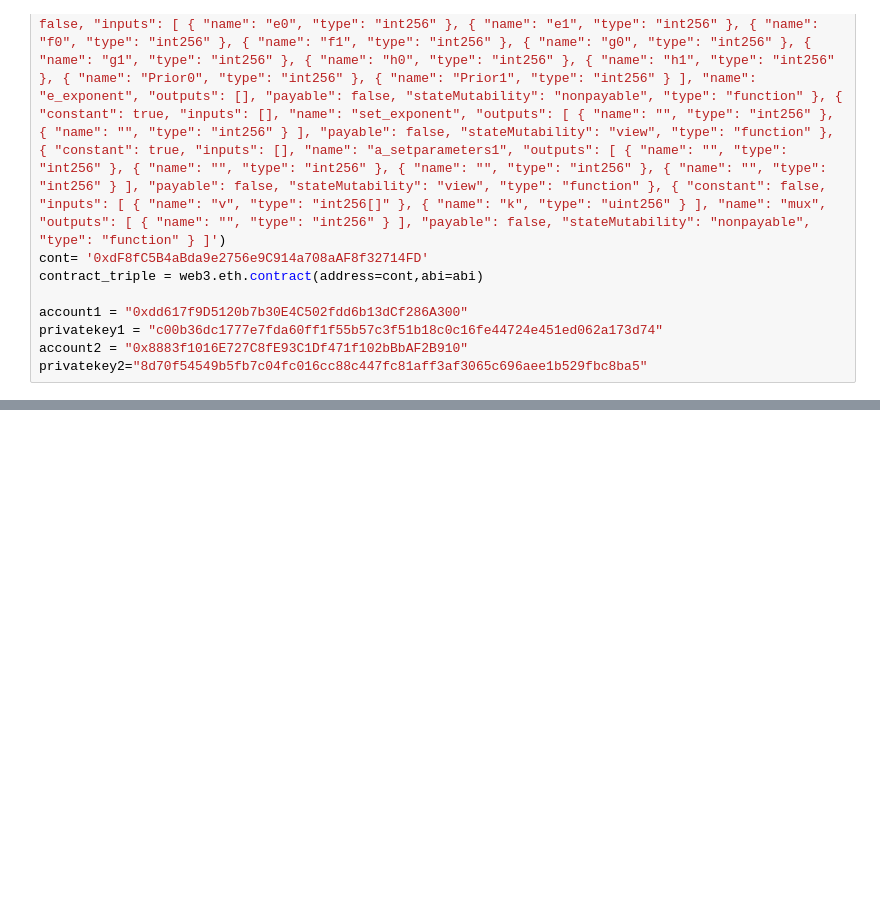
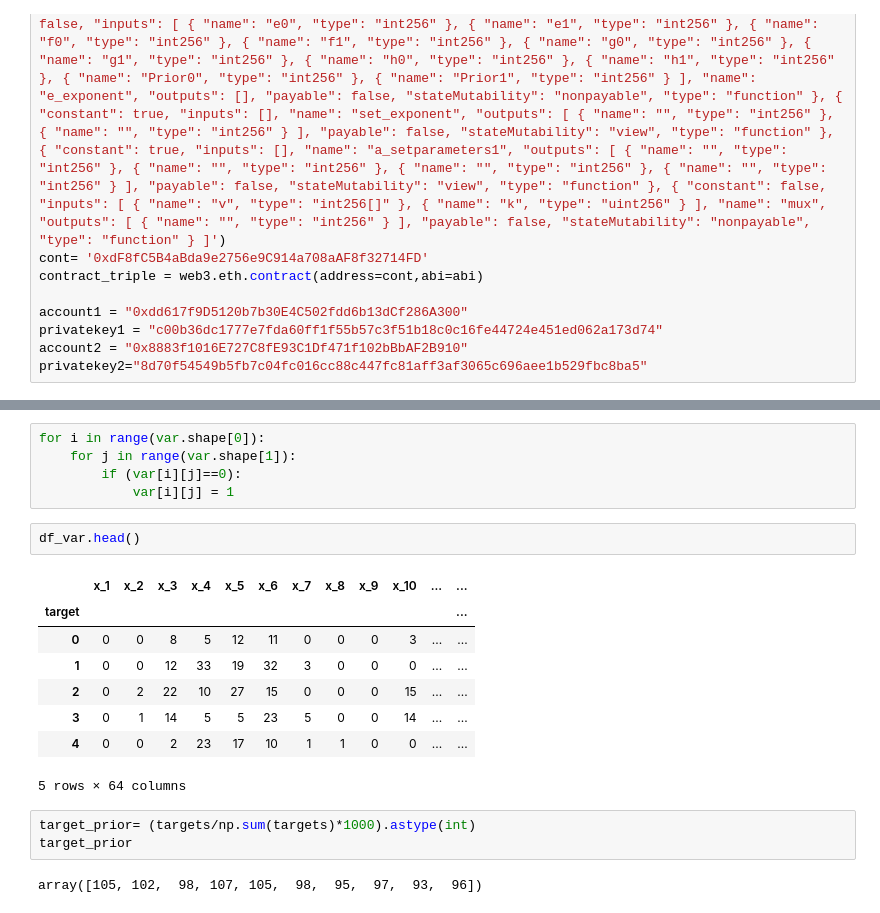
Before and after one commit to syber2020/Smart-Contract-To-Predict, a Jupyter notebook: 2022-Submission Work/PCA-MNIST-F1.ipynb, the cells around one changed output, grey strips where cells are left out. Cells and saved outputs as stored; diff of their text form; blank space fills up the shorter version.

```diff
--- a/2022-Submission Work/PCA-MNIST-F1.ipynb
+++ b/2022-Submission Work/PCA-MNIST-F1.ipynb
@@ -328,0 +376,21 @@ gas
+# %%
+for i in range(var.shape[0]):
+    for j in range(var.shape[1]):
+        if (var[i][j]==0):
+            var[i][j] = 1
+# %%
+df_var.head()
+# %% [output]
+|  | x_1 | x_2 | x_3 | x_4 | x_5 | x_6 | x_7 | x_8 | x_9 | x_10 | ... | ... |
+| target |  |  |  |  |  |  |  |  |  |  |  | ... |
+| 0 | 0 | 0 | 8 | 5 | 12 | 11 | 0 | 0 | 0 | 3 | ... | ... |
+| 1 | 0 | 0 | 12 | 33 | 19 | 32 | 3 | 0 | 0 | 0 | ... | ... |
+| 2 | 0 | 2 | 22 | 10 | 27 | 15 | 0 | 0 | 0 | 15 | ... | ... |
+| 3 | 0 | 1 | 14 | 5 | 5 | 23 | 5 | 0 | 0 | 14 | ... | ... |
+| 4 | 0 | 0 | 2 | 23 | 17 | 10 | 1 | 1 | 0 | 0 | ... | ... |
+5 rows × 64 columns
+# %%
+target_prior= (targets/np.sum(targets)*1000).astype(int)
+target_prior
+# %% [output]
+array([105, 102,  98, 107, 105,  98,  95,  97,  93,  96])
```
Also changed, not shown: parts of 16 cells of this notebook, 1 other file.
